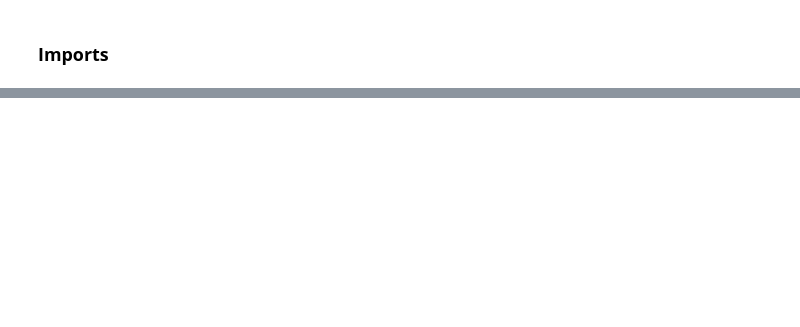
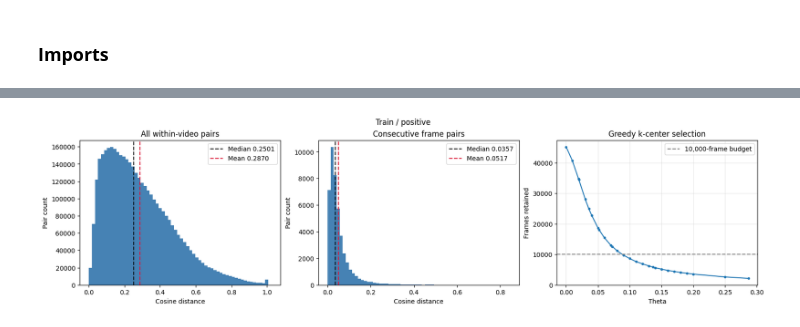
Before and after one commit to Hannysia/drone_detection, a Jupyter notebook: notebooks/04_embeddings_threshold_analysis.ipynb, the cells around one changed output, grey strips where cells are left out. Saved outputs shown, nothing was run; the diff lists cells and outputs as text; code cells hidden in the pictures; blank space fills up the shorter version.

Commit message:
refactor(analysis): streamline within-video theta evaluation

```diff
--- a/notebooks/04_embeddings_threshold_analysis.ipynb
+++ b/notebooks/04_embeddings_threshold_analysis.ipynb
@@ -173,13 +0,0 @@ train/negative: 42 theta values, 0.55 seconds
-# %%
-import matplotlib.pyplot as plt
-
-from src.utils.visualization import plot_theta_candidate_analysis
-
-figures = {}
-
-for category, result in theta_results.items():
-    figures[category] = plot_theta_candidate_analysis(
-        result,
-        title=f"train/{category}: within-video selection",
-    )
-    plt.show()
@@ -345,0 +68,81 @@ Recommendation: start with theta1=0.026 and theta2=0.025
+# %%
+theta_grids = {
+    "positive": np.linspace(0.02, 0.20, 19),
+    "negative": np.linspace(0.005, 0.10, 20),
+}
+positive_budget = 10_000
+negative_pair_label = "Consecutive frame pairs"
+pair_summaries = {}
+theta_results = {}
+
+for category, groups in groups_by_category.items():
+    distributions = pair_distance_distributions(groups)
+    pair_rows = []
+
+    for label, values in distributions.items():
+        p10, p25, median = np.percentile(values, [10, 25, 50])
+        pair_rows.append({
+            "pair_type": label,
+            "pairs": values.size,
+            "p10": p10,
+            "p25": p25,
+            "median": median,
+            "mean": values.mean(),
+        })
+
+    pair_summary = pd.DataFrame(pair_rows).set_index("pair_type")
+    pair_summaries[category] = pair_summary
+
+    anchors = pair_summary[["p10", "p25", "median", "mean"]].to_numpy().ravel()
+    candidates = np.unique(np.r_[0, theta_grids[category], anchors])
+    result = evaluate_theta_candidates(groups, candidates)
+    theta_results[category] = result
+
+    figure, axes = plt.subplots(1, 3, figsize=(16, 4.2), layout="constrained")
+    figure.suptitle(f"Train / {category}")
+
+    for axis, (label, values) in zip(axes[:2], distributions.items()):
+        axis.hist(values, bins=60, color="steelblue")
+        for statistic, color in (("median", "black"), ("mean", "crimson")):
+            value = pair_summary.at[label, statistic]
+            axis.axvline(
+                value,
+                color=color,
+                linestyle="--",
+                label=f"{statistic.title()} {value:.4f}",
+            )
+        axis.set(title=label, xlabel="Cosine distance", ylabel="Pair count")
+        axis.legend()
+
+    selection_axis = axes[2]
+    selection_axis.plot(result["theta"], result["kept_frames"], marker=".")
+    selection_axis.set(
+        title="Greedy k-center selection",
+        xlabel="Theta",
+        ylabel="Frames retained",
+    )
+    selection_axis.grid(alpha=0.3)
+
+    if category == "positive":
+        selection_axis.axhline(
+            positive_budget,
+            color="gray",
+            linestyle="--",
+            label=f"{positive_budget:,}-frame budget",
+        )
+        selection_axis.legend()
+
+    plt.show()
+    display(pair_summary.round(6))
+    display(result.round(6))
+
+positive_candidates = theta_results["positive"]
+print("First evaluated threshold within the positive frame budget")
+display(
+    positive_candidates.loc[positive_candidates["kept_frames"] <= positive_budget]
+    .sort_values("theta")
+    .head(1)
+    .round(6)
+)
+# %% [output]
+[figure, added]
```
Also changed, not shown: parts of 21 cells of this notebook, 1 other file.
